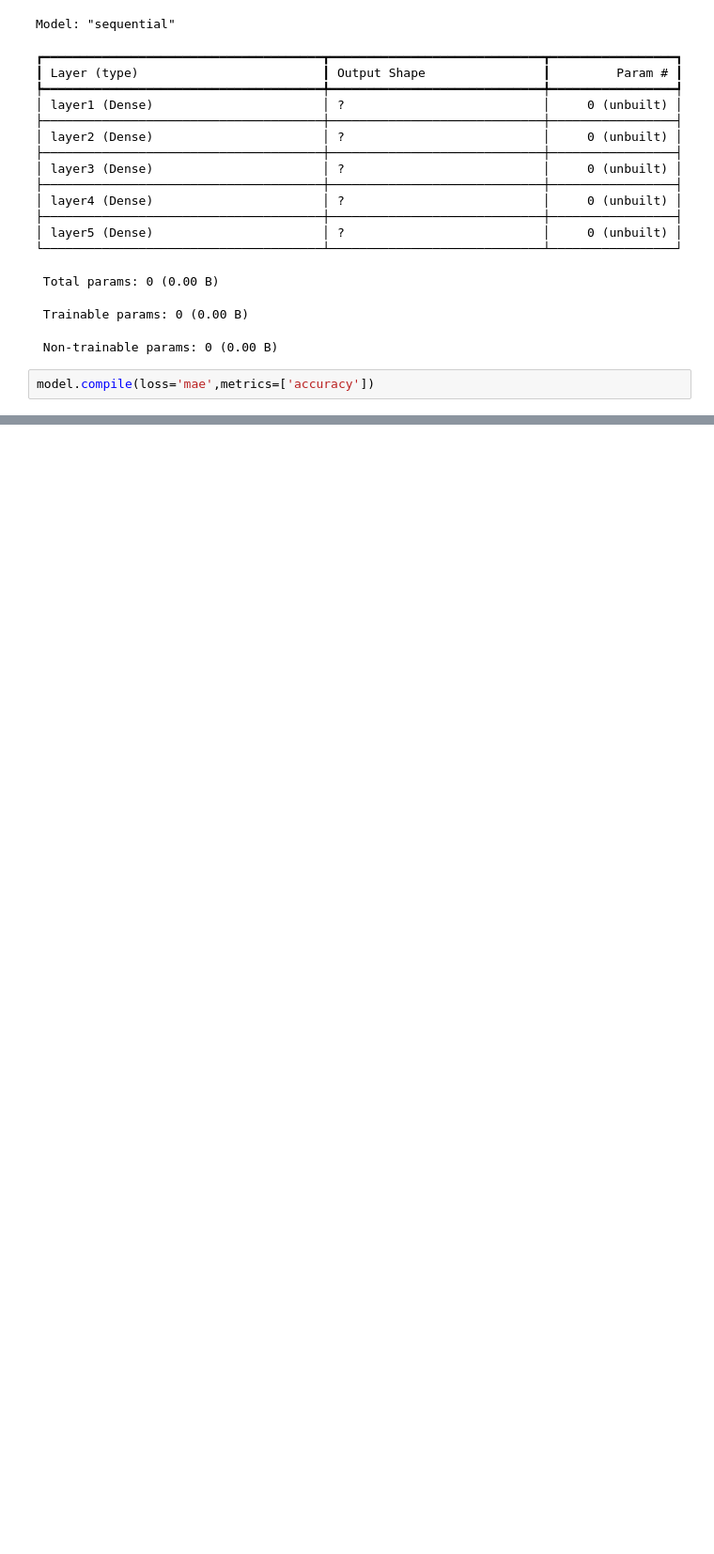
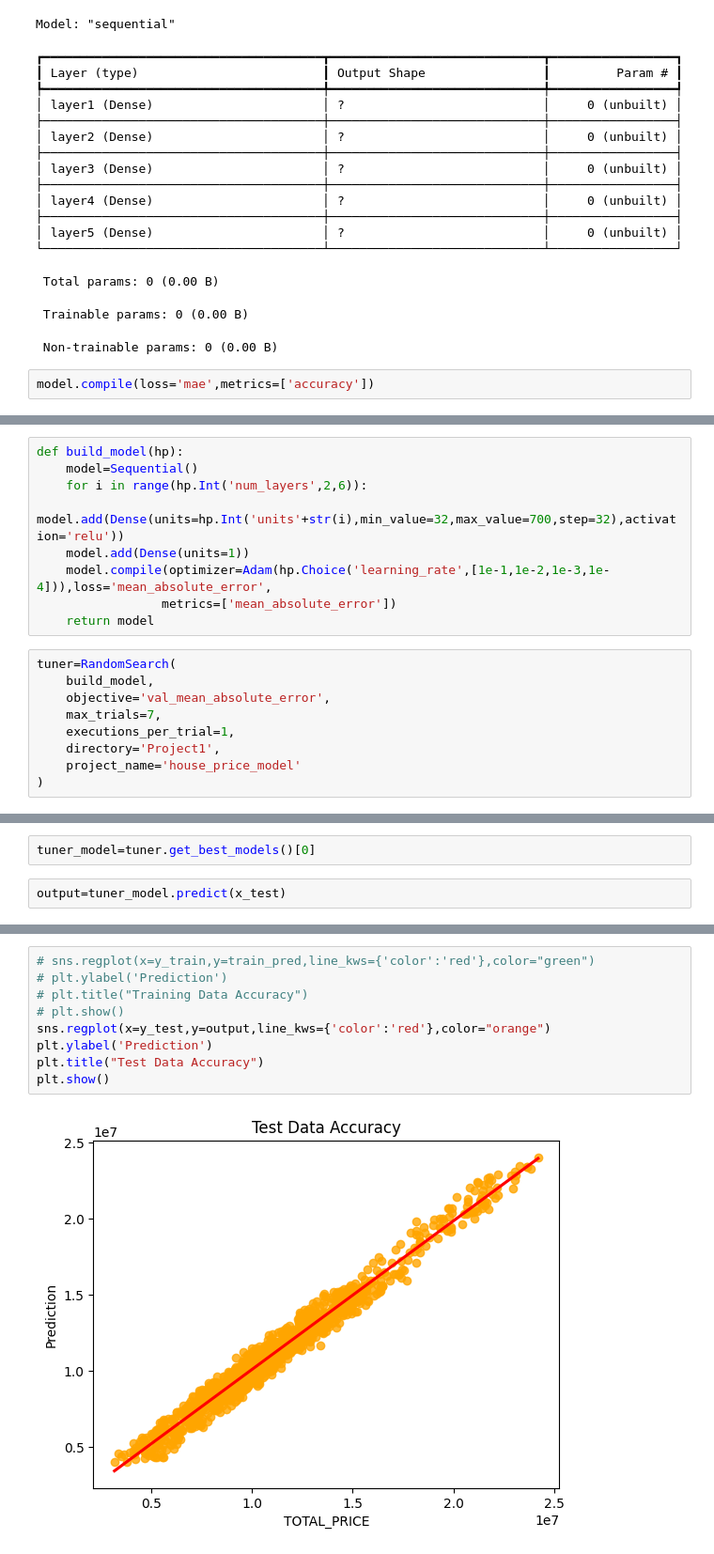
Before and after one commit to Ravi4adav/house_price_prediction_model, a Jupyter notebook: notebooks/Model_Training/ANN_model.ipynb, the cells around one changed output, grey strips where cells are left out. Shown: that part at 94% size. Drawn from its saved outputs; the diff is of its cells as text; blank space fills up the shorter version.

```diff
--- a/notebooks/Model_Training/ANN_model.ipynb
+++ b/notebooks/Model_Training/ANN_model.ipynb
@@ -107,0 +110,18 @@ plt.show()
+# %%
+def build_model(hp):
+    model=Sequential()
+    for i in range(hp.Int('num_layers',2,6)):
+        model.add(Dense(units=hp.Int('units'+str(i),min_value=32,max_value=700,step=32),activation='relu'))
+    model.add(Dense(units=1))
+    model.compile(optimizer=Adam(hp.Choice('learning_rate',[1e-1,1e-2,1e-3,1e-4])),loss='mean_absolute_error',
+                 metrics=['mean_absolute_error'])
+    return model
+# %%
+tuner=RandomSearch(
+    build_model,
+    objective='val_mean_absolute_error',
+    max_trials=7,
+    executions_per_trial=1,
+    directory='Project1',
+    project_name='house_price_model'
+)
@@ -107,0 +169,4 @@ plt.show()
+# %%
+tuner_model=tuner.get_best_models()[0]
+# %%
+output=tuner_model.predict(x_test)
@@ -107,0 +179,11 @@ plt.show()
+# %%
+# sns.regplot(x=y_train,y=train_pred,line_kws={'color':'red'},color="green")
+# plt.ylabel('Prediction')
+# plt.title("Training Data Accuracy")
+# plt.show()
+sns.regplot(x=y_test,y=output,line_kws={'color':'red'},color="orange")
+plt.ylabel('Prediction')
+plt.title("Test Data Accuracy")
+plt.show()
+# %% [output]
+[figure, added]
```
Also changed, not shown: parts of 12 cells of this notebook, 23 other files.
